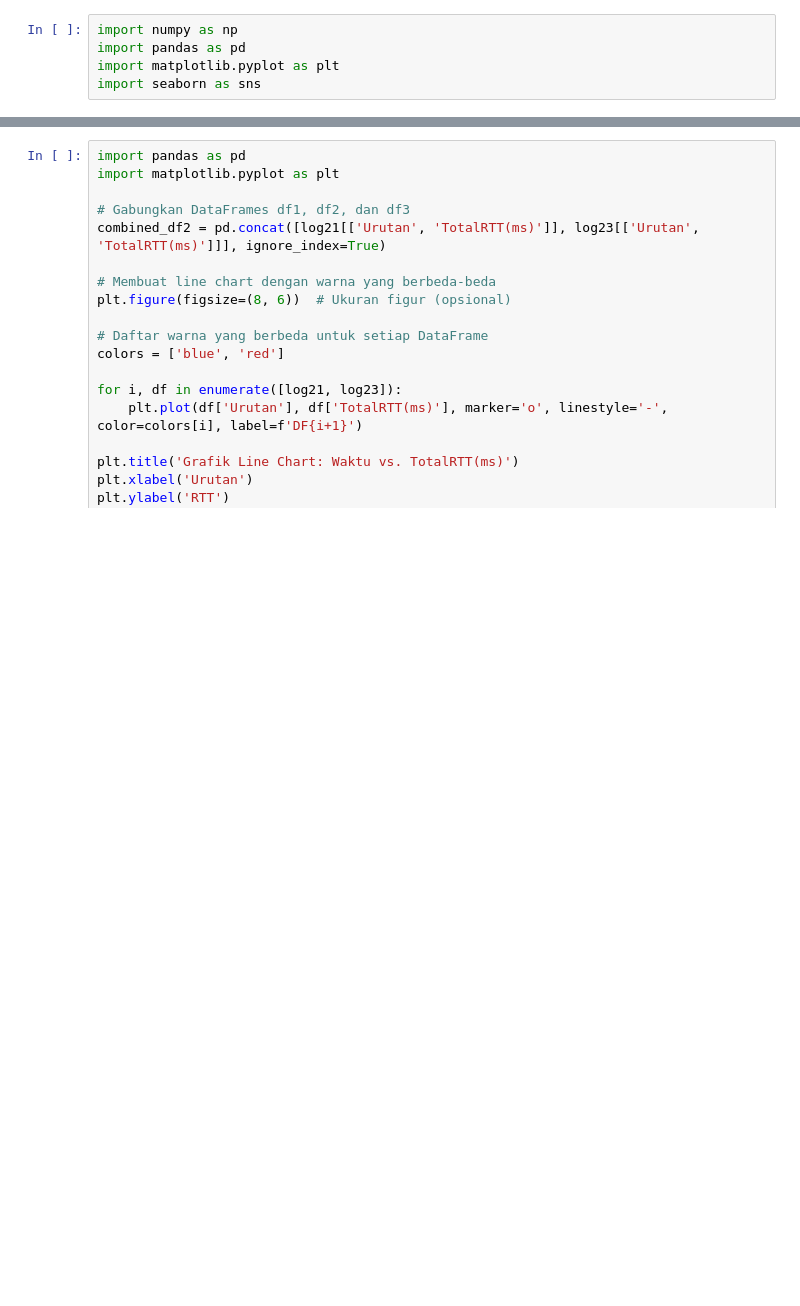
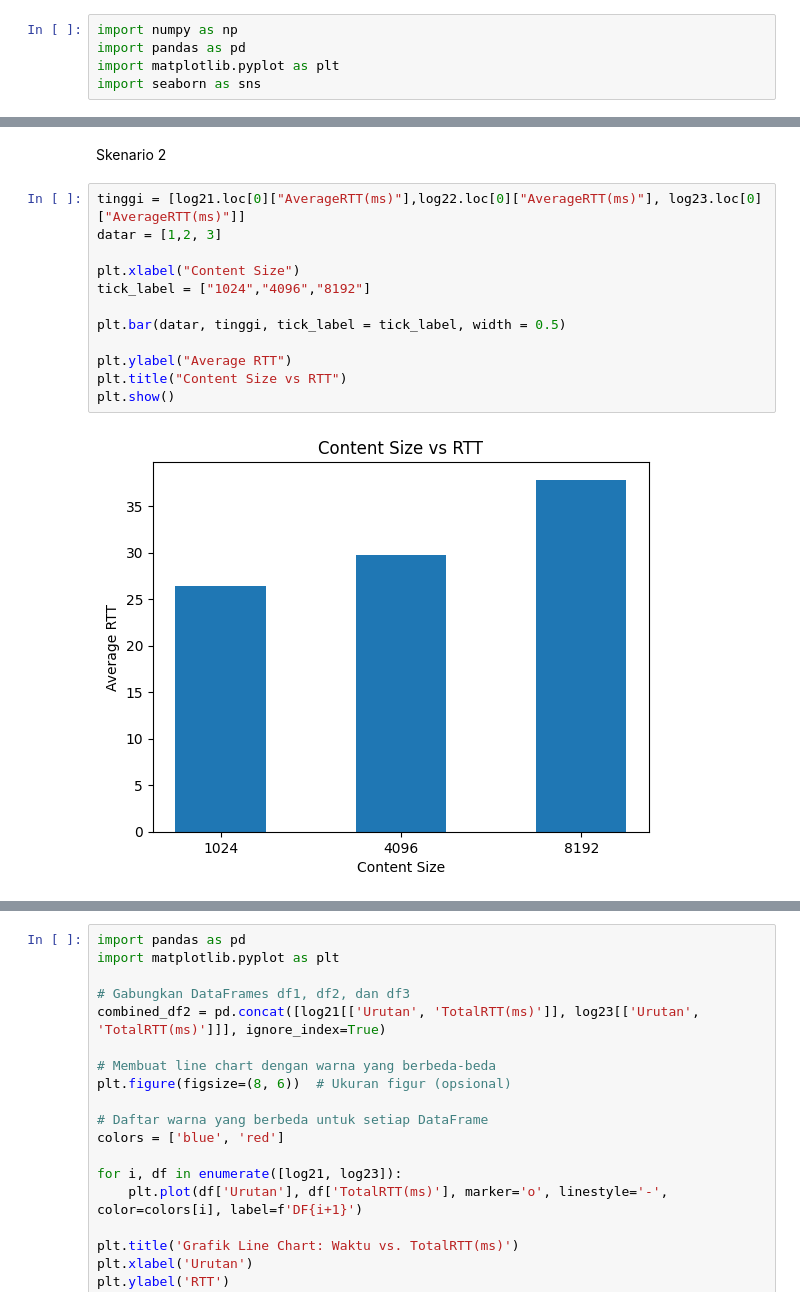
Before and after one commit to agnislur/ndn_project, a Jupyter notebook: OlahData.ipynb, the cells around one changed output, grey strips where cells are left out. Cells and saved outputs as stored; diff of their text form; blank space fills up the shorter version.

```diff
--- a/OlahData.ipynb
+++ b/OlahData.ipynb
@@ -149,3 +112,19 @@ plt.show()
+# %% [markdown]
+Skenario 2
+# %%
+tinggi = [log21.loc[0]["AverageRTT(ms)"],log22.loc[0]["AverageRTT(ms)"], log23.loc[0]["AverageRTT(ms)"]]
+datar = [1,2, 3]
+
+plt.xlabel("Content Size")
+tick_label = ["1024","4096","8192"]
+
+plt.bar(datar, tinggi, tick_label = tick_label, width = 0.5)
+
+plt.ylabel("Average RTT")
+plt.title("Content Size vs RTT")
+plt.show()
+# %% [output]
+[figure, added]
 # %%
 import pandas as pd
 import matplotlib.pyplot as plt
```
Also changed, not shown: parts of 17 cells of this notebook.
